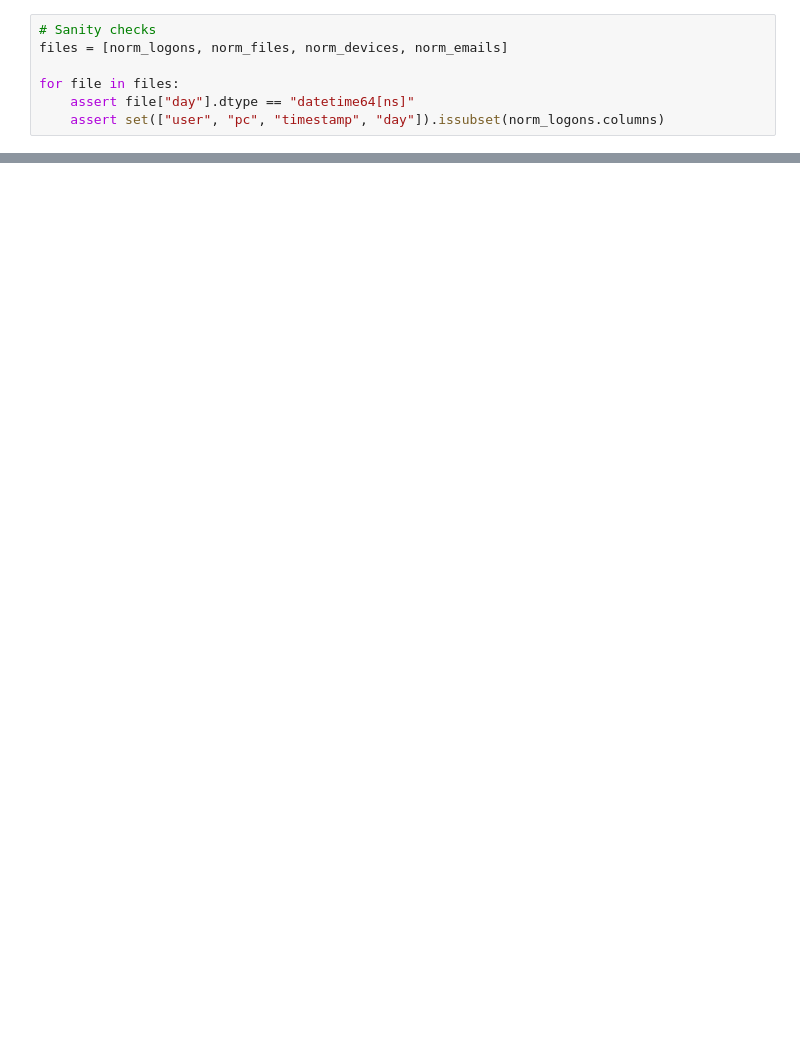
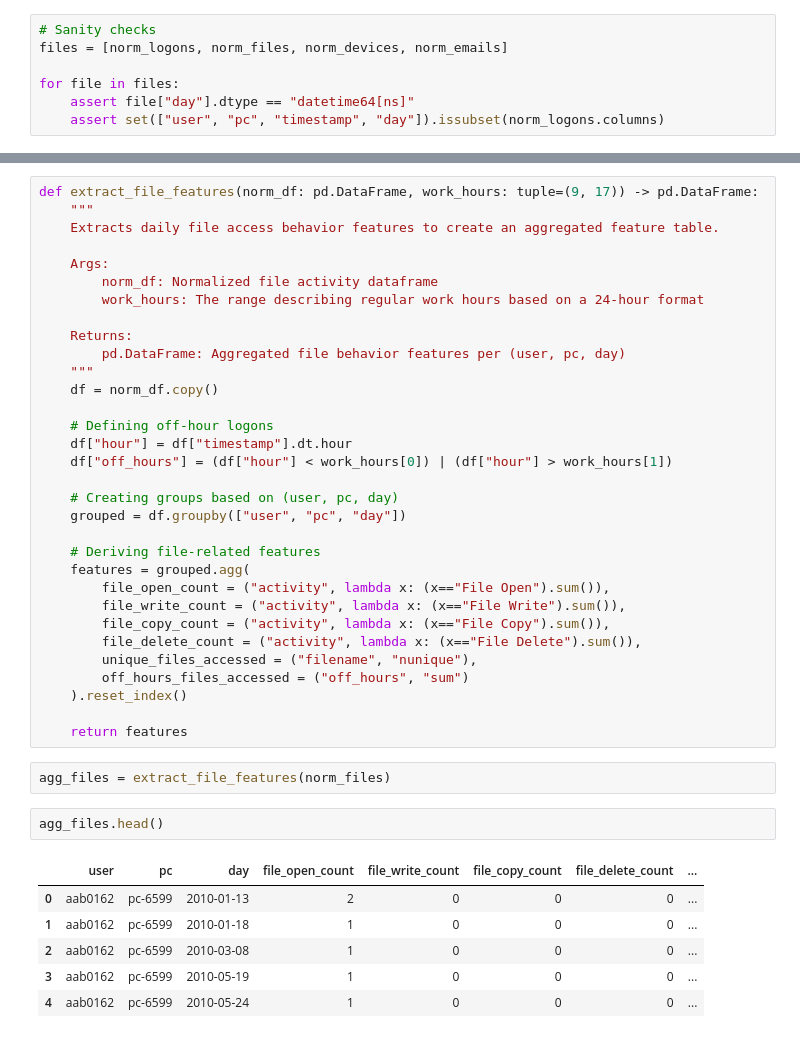
Before and after one commit to Aaron-Loera/Insider-Threat-Detection, a Jupyter notebook: CERT_Preprocessing.ipynb, the cells around one changed output, grey strips where cells are left out. Drawn from its saved outputs; the diff is of its cells as text; blank space fills up the shorter version.

Commit message:
- Added ".gitignore" file - Added feature extraction section to preprocessing notebook

```diff
--- a/CERT_Preprocessing.ipynb
+++ b/CERT_Preprocessing.ipynb
@@ -158,0 +201,43 @@ for file in files:
+# %%
+def extract_file_features(norm_df: pd.DataFrame, work_hours: tuple=(9, 17)) -> pd.DataFrame:
+    """
+    Extracts daily file access behavior features to create an aggregated feature table.
+
+    Args:
+        norm_df: Normalized file activity dataframe
+        work_hours: The range describing regular work hours based on a 24-hour format
+
+    Returns:
+        pd.DataFrame: Aggregated file behavior features per (user, pc, day)
+    """
+    df = norm_df.copy()
+
+    # Defining off-hour logons
+    df["hour"] = df["timestamp"].dt.hour
+    df["off_hours"] = (df["hour"] < work_hours[0]) | (df["hour"] > work_hours[1])
+
+    # Creating groups based on (user, pc, day)
+    grouped = df.groupby(["user", "pc", "day"])
+
+    # Deriving file-related features
+    features = grouped.agg(
+        file_open_count = ("activity", lambda x: (x=="File Open").sum()),
+        file_write_count = ("activity", lambda x: (x=="File Write").sum()),
+        file_copy_count = ("activity", lambda x: (x=="File Copy").sum()),
+        file_delete_count = ("activity", lambda x: (x=="File Delete").sum()),
+        unique_files_accessed = ("filename", "nunique"),
+        off_hours_files_accessed = ("off_hours", "sum")
+    ).reset_index()
+
+    return features
+# %%
+agg_files = extract_file_features(norm_files)
+# %%
+agg_files.head()
+# %% [output]
+|  | user | pc | day | file_open_count | file_write_count | file_copy_count | file_delete_count | ... |
+| 0 | aab0162 | pc-6599 | 2010-01-13 | 2 | 0 | 0 | 0 | ... |
+| 1 | aab0162 | pc-6599 | 2010-01-18 | 1 | 0 | 0 | 0 | ... |
+| 2 | aab0162 | pc-6599 | 2010-03-08 | 1 | 0 | 0 | 0 | ... |
+| 3 | aab0162 | pc-6599 | 2010-05-19 | 1 | 0 | 0 | 0 | ... |
+| 4 | aab0162 | pc-6599 | 2010-05-24 | 1 | 0 | 0 | 0 | ... |
```
Also changed, not shown: parts of 11 cells of this notebook, 1 other file.
